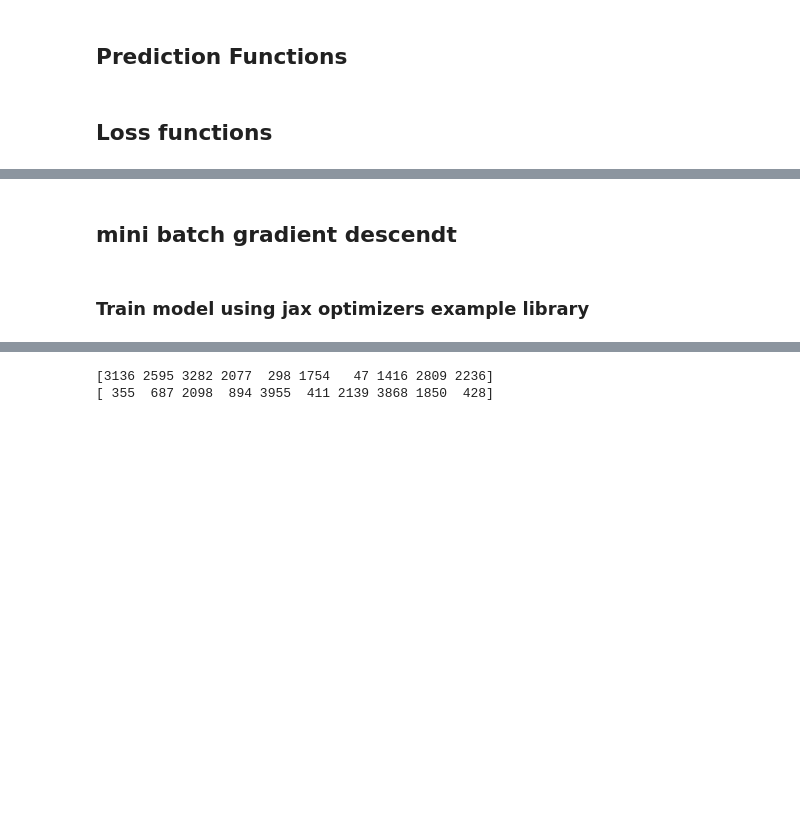
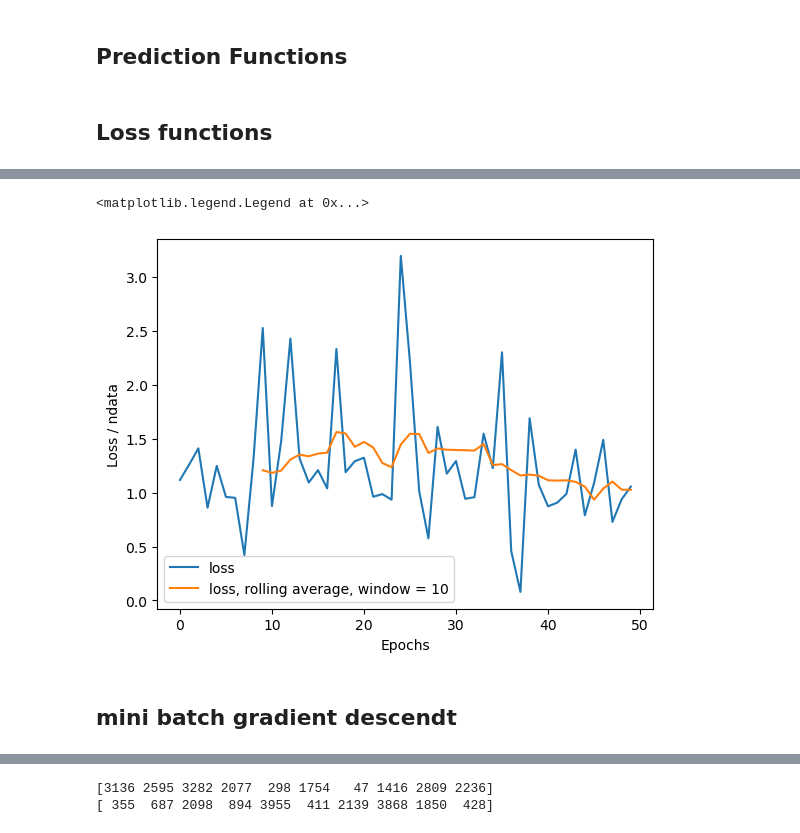
Before and after one commit to HEP-PBSP/colibri, a Jupyter notebook: super_net/examples/example_notebooks/imagepdf_wmin_full_covmat_mini_batch.ipynb, the cells around one changed output, grey strips where cells are left out. Cells and saved outputs as stored; diff of their text form; code cells hidden in the pictures; blank space fills up the shorter version.

```diff
--- a/super_net/examples/example_notebooks/imagepdf_wmin_full_covmat_mini_batch.ipynb
+++ b/super_net/examples/example_notebooks/imagepdf_wmin_full_covmat_mini_batch.ipynb
@@ -356,0 +401,4 @@ DeviceArray([3.9137653e-01, 3.9498729e-01, 3.7981772e-01, ...,
+# %%
+data_batch = filtered_data.data_stream(size = 1)
+
+t = [next(data_batch) for i in range(2)]
@@ -356,0 +481,25 @@ DeviceArray([3.9137653e-01, 3.9498729e-01, 3.7981772e-01, ...,
+# %%
+batches = filtered_data.data_stream(size = 2)
+# %%
+opt_counter = itertools.count()
+opt_state = opt_init(weight_base)
+
+
+loss = []
+for i in range(num_epochs):
+    t0 = time.time()
+    data_batch = next(batches)
+    cd_list = data_batch.load_commondata_instance()
+    ndata = sum([cd.ndata for cd in cd_list])
+
+    weights = get_params(opt_state)
+    pdf = jnp.einsum("i,ijk", weights, INPUT_GRID)
+
+    lss = loss_batch(get_params(opt_state), data_batch) / ndata
+    loss.append(lss)
+    print(f"Epoch {i}, loss {lss:.3f},\
+            datasets = {[ds.name for ds in data_batches[i].datasets]}, ndata = {ndata}")
+
+    opt_state = update_batch(weights,next(opt_counter), opt_state, data_batch)
+    t1 = time.time()
+    print(f"Time spent per loop = {t1-t0}")
@@ -357,2 +524,21 @@ DeviceArray([3.9137653e-01, 3.9498729e-01, 3.7981772e-01, ...,
+# %%
+import matplotlib.pyplot as plt
+import pandas as pd
+
+
+loss = np.array(loss)
+df = pd.DataFrame({"loss":loss})
+
+fig, ax = plt.subplots()
+
+ax.plot(loss, label = "loss")
+wind_size = 10
+ax.plot(df.rolling(wind_size).mean().to_numpy(), label = f"loss, rolling average, window = {wind_size}")
+ax.set_xlabel("Epochs")
+ax.set_ylabel("Loss / ndata")
+ax.legend()
+# %% [output]
+<matplotlib.legend.Legend at 0x...>
+[figure, added]
 # %% [markdown]
 ## mini batch gradient descendt
@@ -364,2 +544,0 @@ def loss_data(weights,data_batch):
-# %% [markdown]
-### Train model using jax optimizers example library
```
Also changed, not shown: parts of 32 cells of this notebook.
